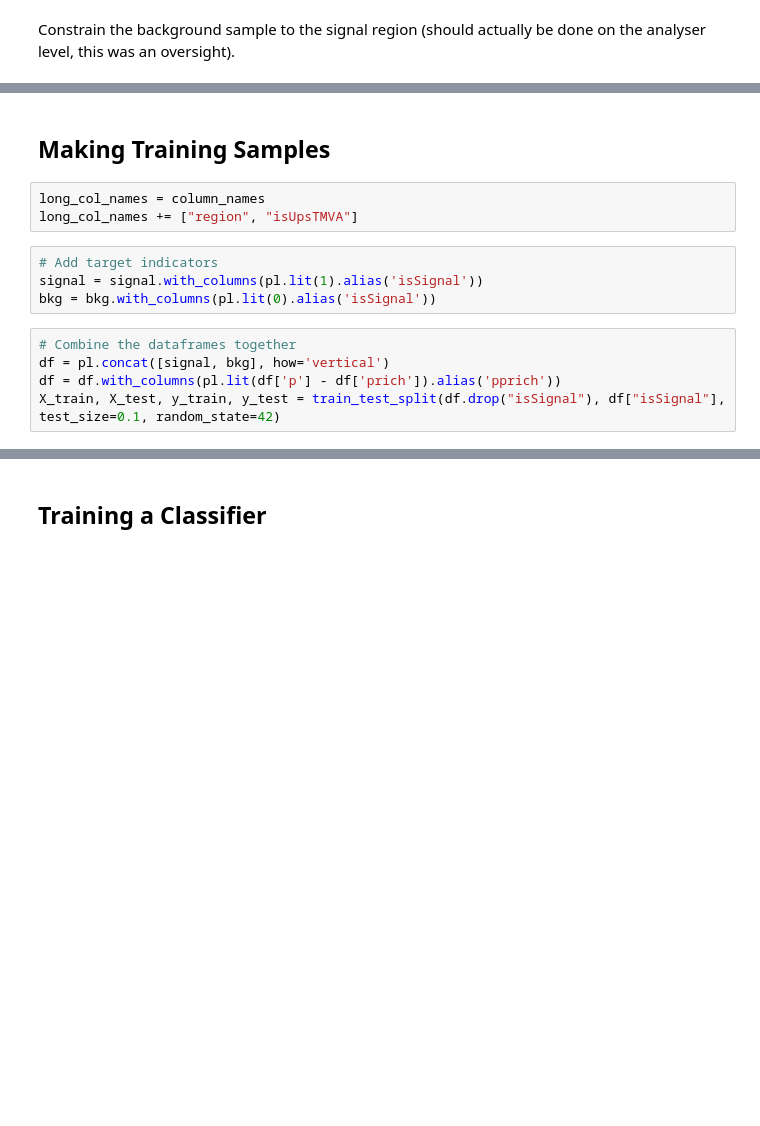
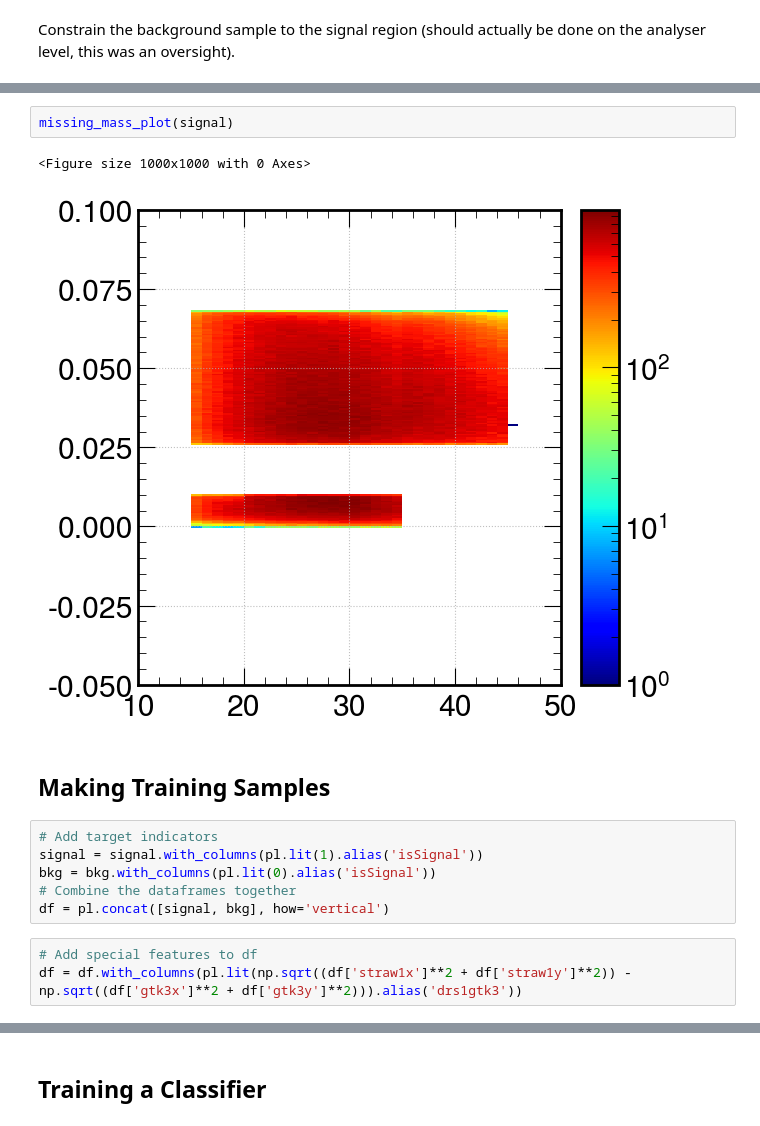
Before and after one commit to ChandlerKenworthy/Upstream, a Jupyter notebook: TrainModel.ipynb, the cells around one changed output, grey strips where cells are left out. Saved outputs shown, nothing was run; the diff lists cells and outputs as text; blank space fills up the shorter version.

```diff
--- a/TrainModel.ipynb
+++ b/TrainModel.ipynb
@@ -57,14 +83,16 @@ bkg = bkg.filter(
+# %%
+missing_mass_plot(signal)
+# %% [output]
+<Figure size 1000x1000 with 0 Axes>
+[figure, added]
 # %% [markdown]
 ## Making Training Samples
-# %%
-long_col_names = column_names
-long_col_names += ["region", "isUpsTMVA"]
 # %%
 # Add target indicators
 signal = signal.with_columns(pl.lit(1).alias('isSignal'))
 bkg = bkg.with_columns(pl.lit(0).alias('isSignal'))
+# Combine the dataframes together
+df = pl.concat([signal, bkg], how='vertical')
-# %%
-# Combine the dataframes together
-df = pl.concat([signal, bkg], how='vertical')
-df = df.with_columns(pl.lit(df['p'] - df['prich']).alias('pprich'))
-X_train, X_test, y_train, y_test = train_test_split(df.drop("isSignal"), df["isSignal"], test_size=0.1, random_state=42)
+# %%
+# Add special features to df
+df = df.with_columns(pl.lit(np.sqrt((df['straw1x']**2 + df['straw1y']**2)) - np.sqrt((df['gtk3x']**2 + df['gtk3y']**2))).alias('drs1gtk3'))
```
Also changed, not shown: parts of 69 cells of this notebook, 3 other files.
